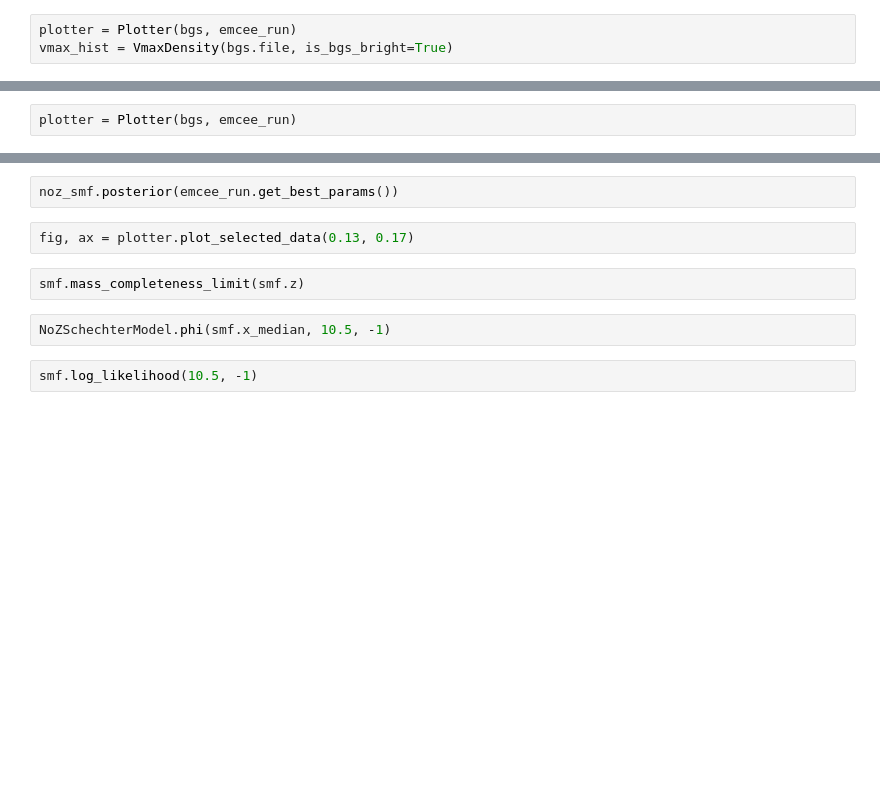
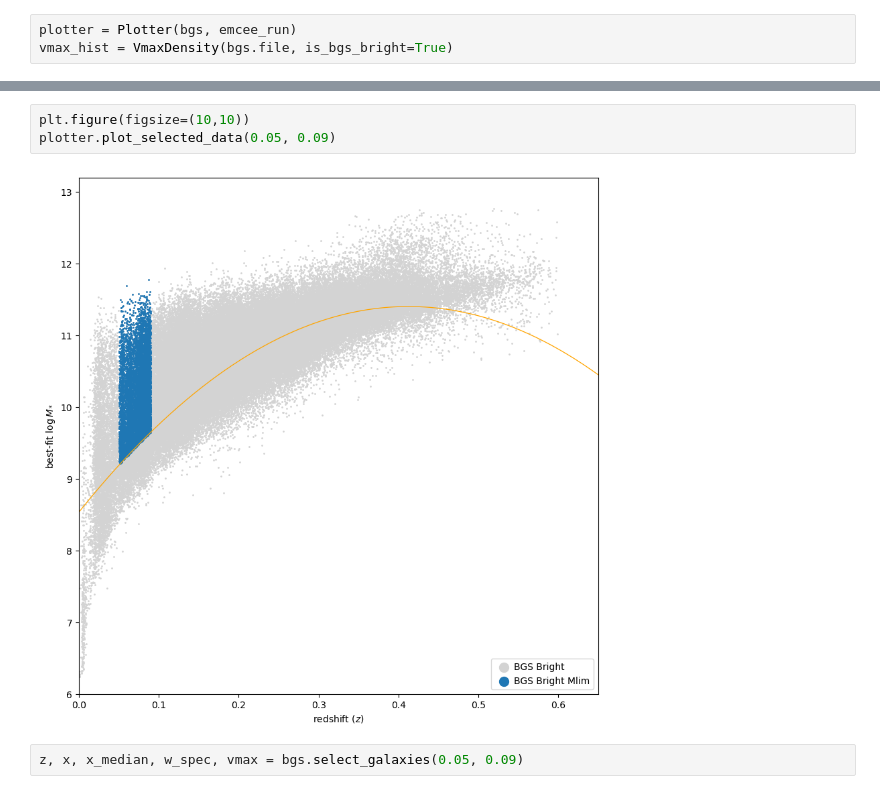
Before and after one commit to fedehope/zSMF, a Jupyter notebook: nb/test.ipynb, the cells around one changed output, grey strips where cells are left out. Drawn from its saved outputs; the diff is of its cells as text; blank space fills up the shorter version.

Commit message:
cherry picking the 'plots + new folder for paper' commint plots + new folder for paper

```diff
--- a/nb/test.ipynb
+++ b/nb/test.ipynb
@@ -112,2 +24,0 @@ emcee_run.emcee_file
-# %%
-plotter = Plotter(bgs, emcee_run)
@@ -134,10 +25,7 @@ z_smf.posterior(z_emcee_run.get_best_params())
-# %%
-noz_smf.posterior(emcee_run.get_best_params())
-# %%
-fig, ax = plotter.plot_selected_data(0.13, 0.17)
-# %%
-smf.mass_completeness_limit(smf.z)
-# %%
-NoZSchechterModel.phi(smf.x_median, 10.5, -1)
-# %%
-smf.log_likelihood(10.5, -1)
+# %%
+plt.figure(figsize=(10,10))
+plotter.plot_selected_data(0.05, 0.09)
+# %% [output]
+[figure, added]
+# %%
+z, x, x_median, w_spec, vmax = bgs.select_galaxies(0.05, 0.09)
```
Also changed, not shown: parts of 42 cells of this notebook.
